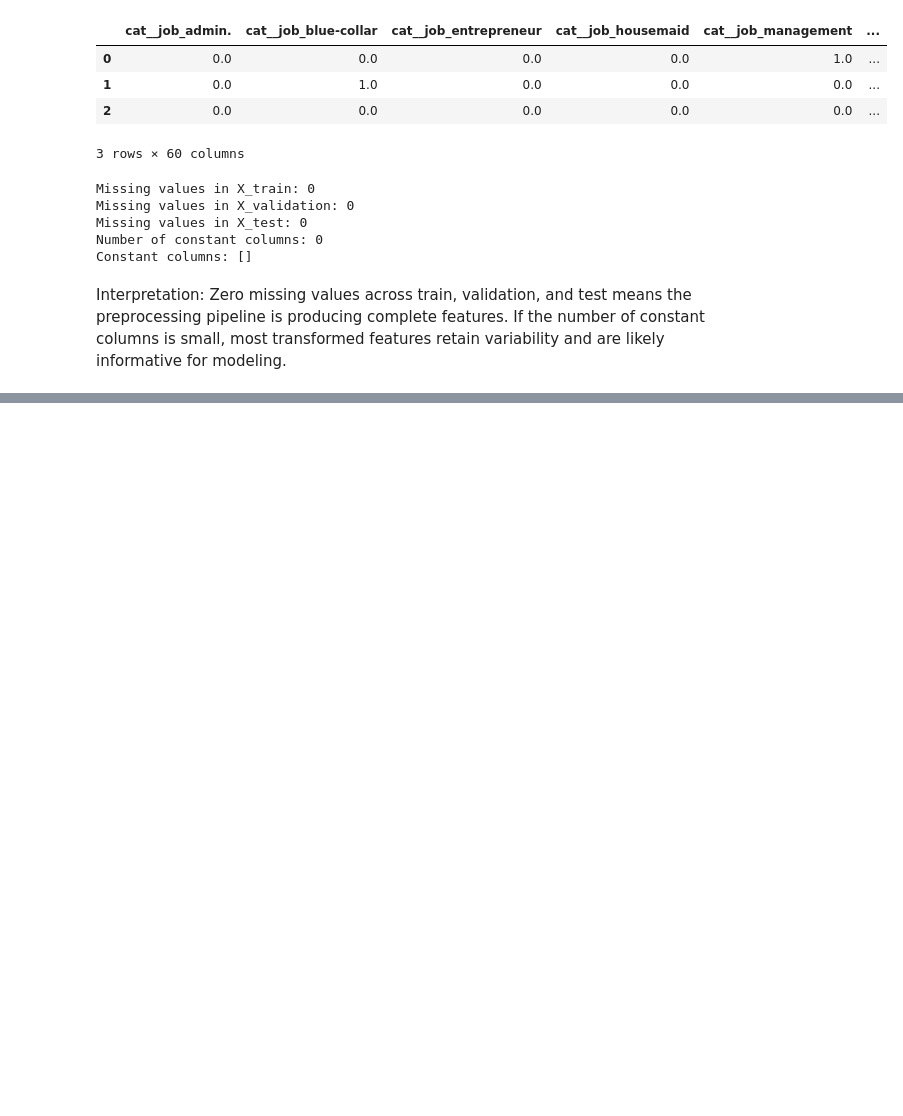
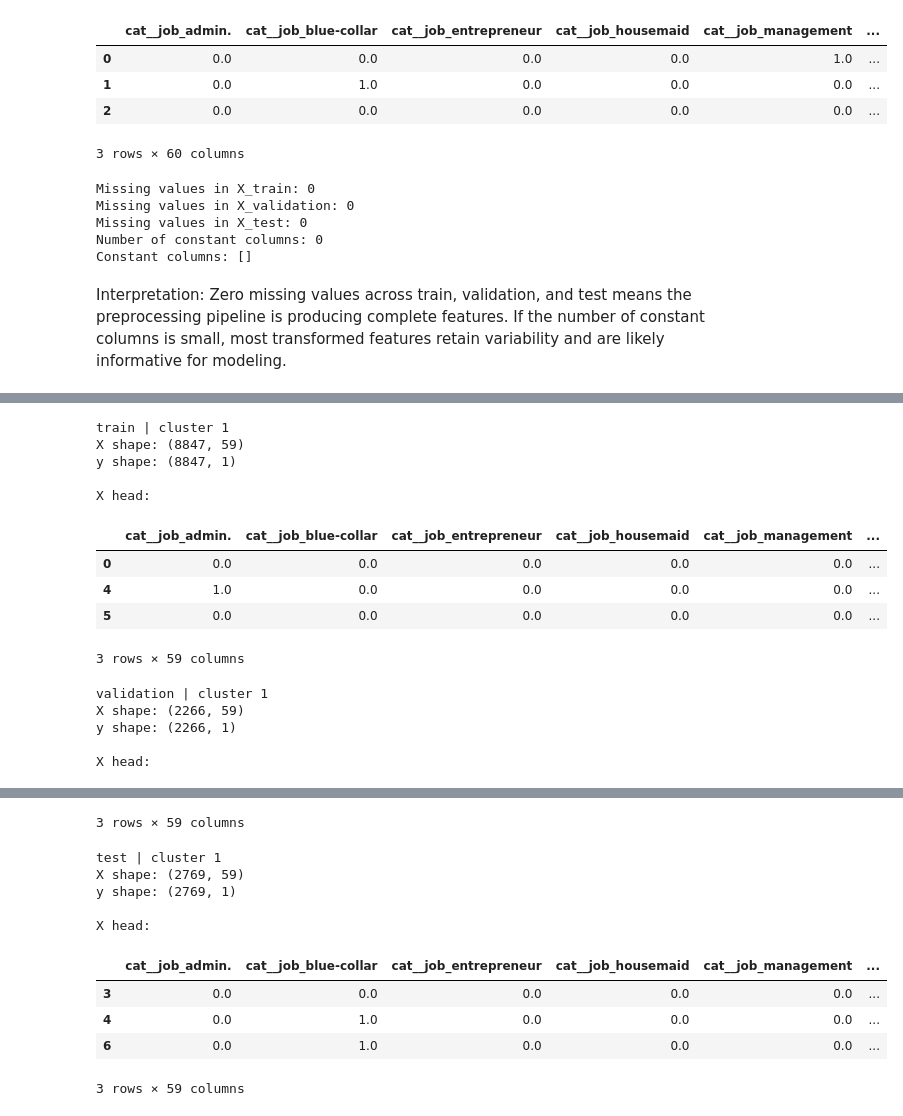
Before and after one commit to tonantzin-real/IDS_705_final_project, a Jupyter notebook: 02_preprocessing.ipynb, the cells around one changed output, grey strips where cells are left out. Cells and saved outputs as stored; diff of their text form; code cells hidden in the pictures; blank space fills up the shorter version.

```diff
--- a/02_preprocessing.ipynb
+++ b/02_preprocessing.ipynb
@@ -1332,0 +1376,23 @@ Interpretation: Zero missing values across train, validation, and test means the
+# %%
+cluster_id = 1
+X_train, y_train = load_dataset(nb="02", split="train", cluster_id=cluster_id)
+X_validation, y_validation = load_dataset(
+    nb="02", split="validation", cluster_id=cluster_id
+)
+X_test, y_test = load_dataset(nb="02", split="test", cluster_id=cluster_id)
+# %% [output]
+train | cluster 1
+X shape: (8847, 59)
+y shape: (8847, 1)
+
+X head:
+|  | cat__job_admin. | cat__job_blue-collar | cat__job_entrepreneur | cat__job_housemaid | cat__job_management | ... |
+| 0 | 0.0 | 0.0 | 0.0 | 0.0 | 0.0 | ... |
+| 4 | 1.0 | 0.0 | 0.0 | 0.0 | 0.0 | ... |
+| 5 | 0.0 | 0.0 | 0.0 | 0.0 | 0.0 | ... |
+3 rows × 59 columns
+validation | cluster 1
+X shape: (2266, 59)
+y shape: (2266, 1)
+
+X head:
@@ -1332,0 +1403,11 @@ Interpretation: Zero missing values across train, validation, and test means the
+3 rows × 59 columns
+test | cluster 1
+X shape: (2769, 59)
+y shape: (2769, 1)
+
+X head:
+|  | cat__job_admin. | cat__job_blue-collar | cat__job_entrepreneur | cat__job_housemaid | cat__job_management | ... |
+| 3 | 0.0 | 0.0 | 0.0 | 0.0 | 0.0 | ... |
+| 4 | 0.0 | 1.0 | 0.0 | 0.0 | 0.0 | ... |
+| 6 | 0.0 | 1.0 | 0.0 | 0.0 | 0.0 | ... |
+3 rows × 59 columns
```
Also changed, not shown: parts of 7 cells of this notebook, 15 other files.
